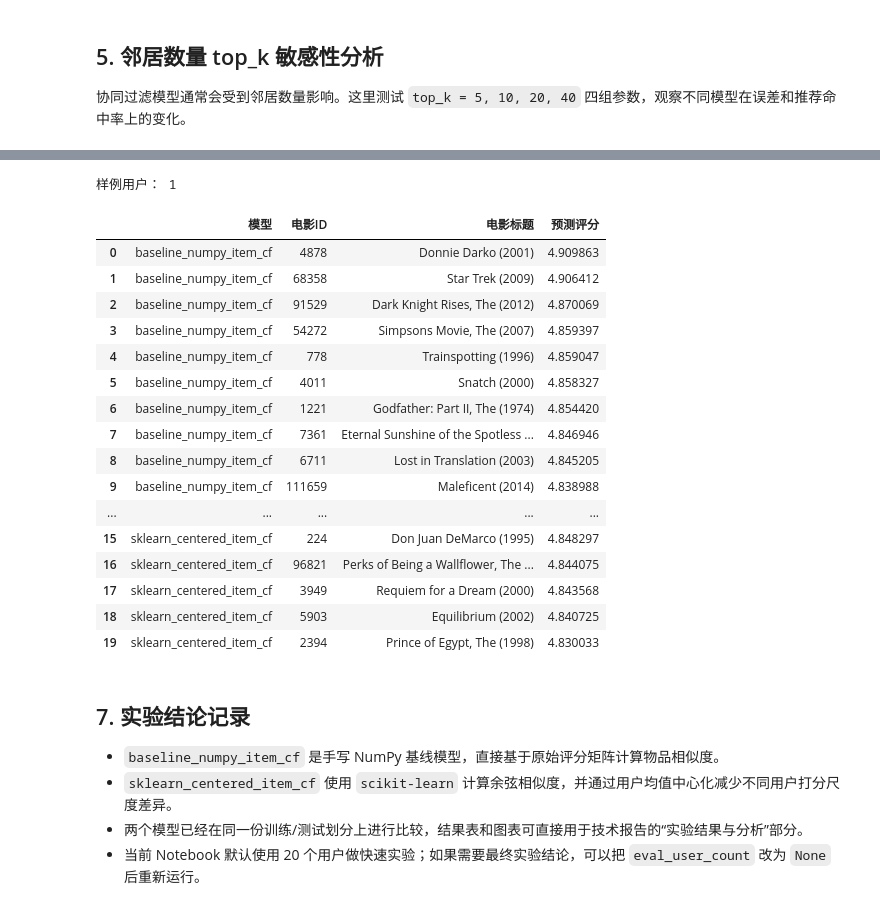
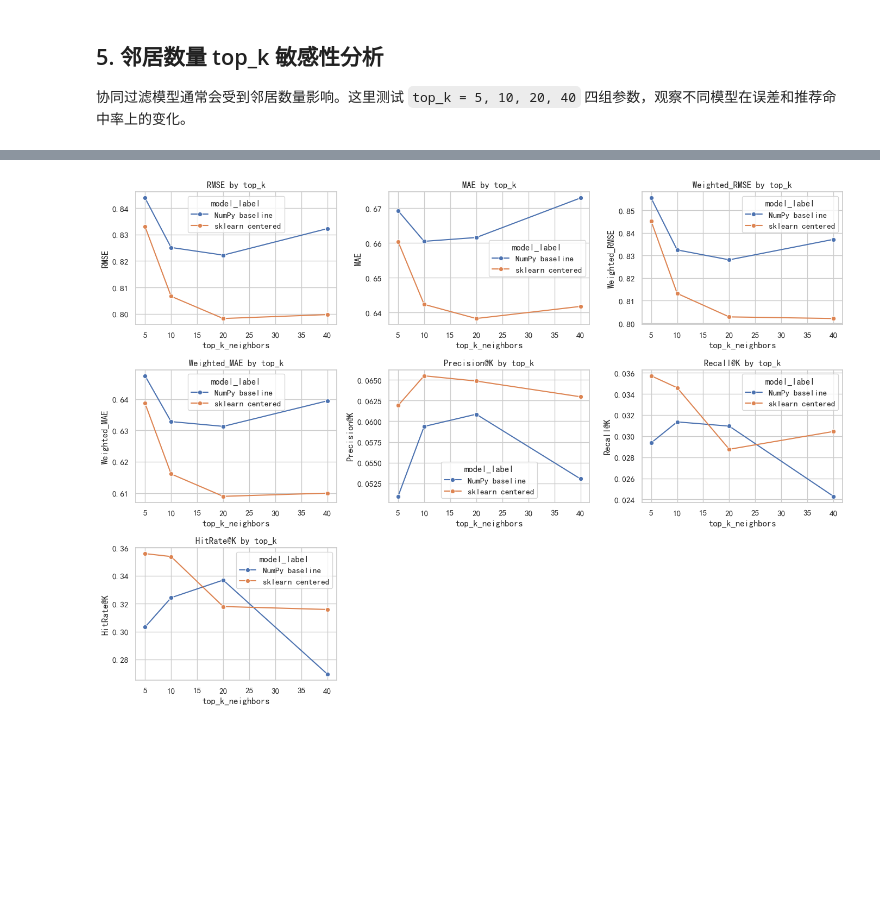
Before and after one commit to chihayaqs/Movie-Recommender-System, a Jupyter notebook: notebooks/model_comparison.ipynb, the cells around one changed output, grey strips where cells are left out. Saved outputs shown, nothing was run; the diff lists cells and outputs as text; code cells hidden in the pictures; blank space fills up the shorter version.

```diff
--- a/notebooks/model_comparison.ipynb
+++ b/notebooks/model_comparison.ipynb
@@ -243,51 +237,26 @@ plt.show()
-# %%
-sample_user = eval_user_ids[0]
-movie_title_map = load_movie_title_map(project_root)
-
-case_tables = []
-for algorithm in algorithms:
-    recommendations = recommend_for_user(
-        train_matrix=train_matrix,
-        user_id=sample_user,
-        algorithm=algorithm,
-        top_k_neighbors=20,
-        top_n=10,
-    )
-    table = attach_movie_titles(recommendations, movie_title_map)
-    table.insert(0, '模型', algorithm)
-    case_tables.append(table)
-
-case_recommendations = pd.concat(case_tables, ignore_index=True)
-case_recommendations = case_recommendations.rename(columns={
-    'movieId': '电影ID',
-    'title': '电影标题',
-    'pred_rating': '预测评分',
-})
-print('样例用户：', sample_user)
-display(case_recommendations)
-# %% [output]
-样例用户： 1
-|  | 模型 | 电影ID | 电影标题 | 预测评分 |
-| 0 | baseline_numpy_item_cf | 4878 | Donnie Darko (2001) | 4.909863 |
-| 1 | baseline_numpy_item_cf | 68358 | Star Trek (2009) | 4.906412 |
-| 2 | baseline_numpy_item_cf | 91529 | Dark Knight Rises, The (2012) | 4.870069 |
-| 3 | baseline_numpy_item_cf | 54272 | Simpsons Movie, The (2007) | 4.859397 |
-| 4 | baseline_numpy_item_cf | 778 | Trainspotting (1996) | 4.859047 |
-| 5 | baseline_numpy_item_cf | 4011 | Snatch (2000) | 4.858327 |
-| 6 | baseline_numpy_item_cf | 1221 | Godfather: Part II, The (1974) | 4.854420 |
-| 7 | baseline_numpy_item_cf | 7361 | Eternal Sunshine of the Spotless ... | 4.846946 |
-| 8 | baseline_numpy_item_cf | 6711 | Lost in Translation (2003) | 4.845205 |
-| 9 | baseline_numpy_item_cf | 111659 | Maleficent (2014) | 4.838988 |
-| ... | ... | ... | ... | ... |
-| 15 | sklearn_centered_item_cf | 224 | Don Juan DeMarco (1995) | 4.848297 |
-| 16 | sklearn_centered_item_cf | 96821 | Perks of Being a Wallflower, The ... | 4.844075 |
-| 17 | sklearn_centered_item_cf | 3949 | Requiem for a Dream (2000) | 4.843568 |
-| 18 | sklearn_centered_item_cf | 5903 | Equilibrium (2002) | 4.840725 |
-| 19 | sklearn_centered_item_cf | 2394 | Prince of Egypt, The (1998) | 4.830033 |
-# %% [markdown]
-## 7. 实验结论记录
-
-- `baseline_numpy_item_cf` 是手写 NumPy 基线模型，直接基于原始评分矩阵计算物品相似度。
-- `sklearn_centered_item_cf` 使用 `scikit-learn` 计算余弦相似度，并通过用户均值中心化减少不同用户打分尺度差异。
-- 两个模型已经在同一份训练/测试划分上进行比较，结果表和图表可直接用于技术报告的“实验结果与分析”部分。
-- 当前 Notebook 默认使用 20 个用户做快速实验；如果需要最终实验结论，可以把 `eval_user_count` 改为 `None` 后重新运行。
+# %%
+sensitivity_plot = sensitivity.copy()
+sensitivity_plot['model_label'] = sensitivity_plot['algorithm'].map({
+    BASELINE_ALGORITHM: 'NumPy baseline',
+    SKLEARN_ALGORITHM: 'sklearn centered',
+})
+
+fig, axes = plt.subplots(3, 3, figsize=(14, 10))
+axes = axes.ravel()
+for ax, metric in zip(axes, metric_labels):
+    sns.lineplot(
+        data=sensitivity_plot,
+        x='top_k_neighbors',
+        y=metric,
+        hue='model_label',
+        marker='o',
+        ax=ax,
+    )
+    ax.set_title(f'{metric} by top_k')
+    ax.set_xlabel('top_k_neighbors')
+for ax in axes[len(metric_labels):]:
+    ax.axis('off')
+plt.tight_layout()
+plt.show()
+# %% [output]
+[figure, added]
```
Also changed, not shown: parts of 15 cells of this notebook, 6 other files.
